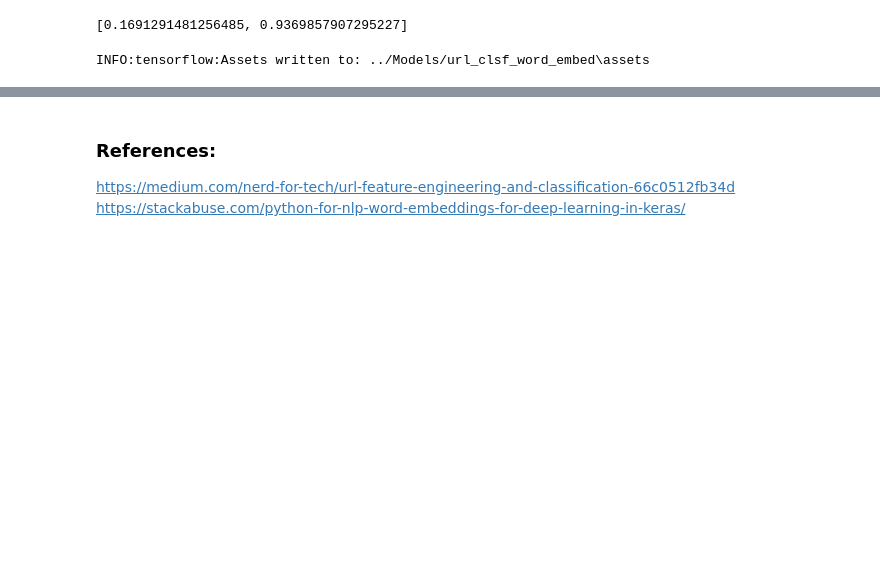
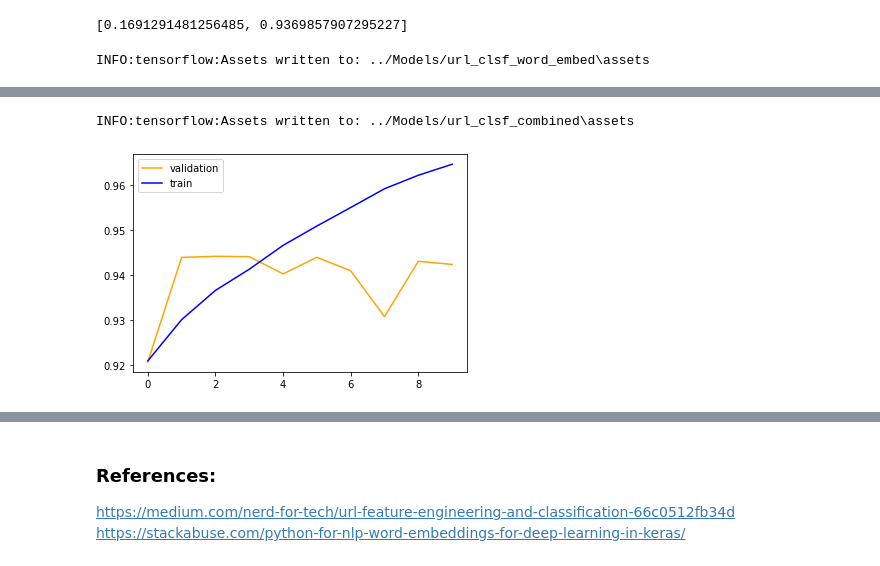
Before and after one commit to Nihal-Srivastava05/AI-Based-Firewall, a Jupyter notebook: Notebooks/URL Classification.ipynb, the cells around one changed output, grey strips where cells are left out. Drawn from its saved outputs; the diff is of its cells as text; code cells hidden in the pictures; blank space fills up the shorter version.

```diff
--- a/Notebooks/URL Classification.ipynb
+++ b/Notebooks/URL Classification.ipynb
@@ -835,0 +913,5 @@ INFO:tensorflow:Assets written to: ../Models/url_clsf_word_embed\assets
+# %%
+x3_train = np.asarray(X3_train).astype(np.float32)
+x6_train = np.asarray(X6_train).astype(np.float32)
+# %%
+model.fit([x3_train, x6_train], y3_train, epochs=10, verbose=1, validation_split=0.2)
@@ -835,0 +940,5 @@ INFO:tensorflow:Assets written to: ../Models/url_clsf_word_embed\assets
+# %%
+x4_train = np.asarray(X4_train).astype(np.float32)
+x7_train = np.asarray(X7_train).astype(np.float32)
+# %%
+model.fit([x4_train, x7_train], y4_train, epochs=10, verbose=1, validation_split=0.2)
@@ -835,0 +967,10 @@ INFO:tensorflow:Assets written to: ../Models/url_clsf_word_embed\assets
+# %%
+model.save('../Models/url_clsf_combined')
+# %% [output]
+INFO:tensorflow:Assets written to: ../Models/url_clsf_combined\assets
+# %%
+plt.plot(model.history.history['val_accuracy'], color='orange', label='validation')
+plt.plot(model.history.history['accuracy'], color='blue', label='train')
+plt.legend();
+# %% [output]
+[figure, added]
```
Also changed, not shown: parts of 33 cells of this notebook, 4 other files.
